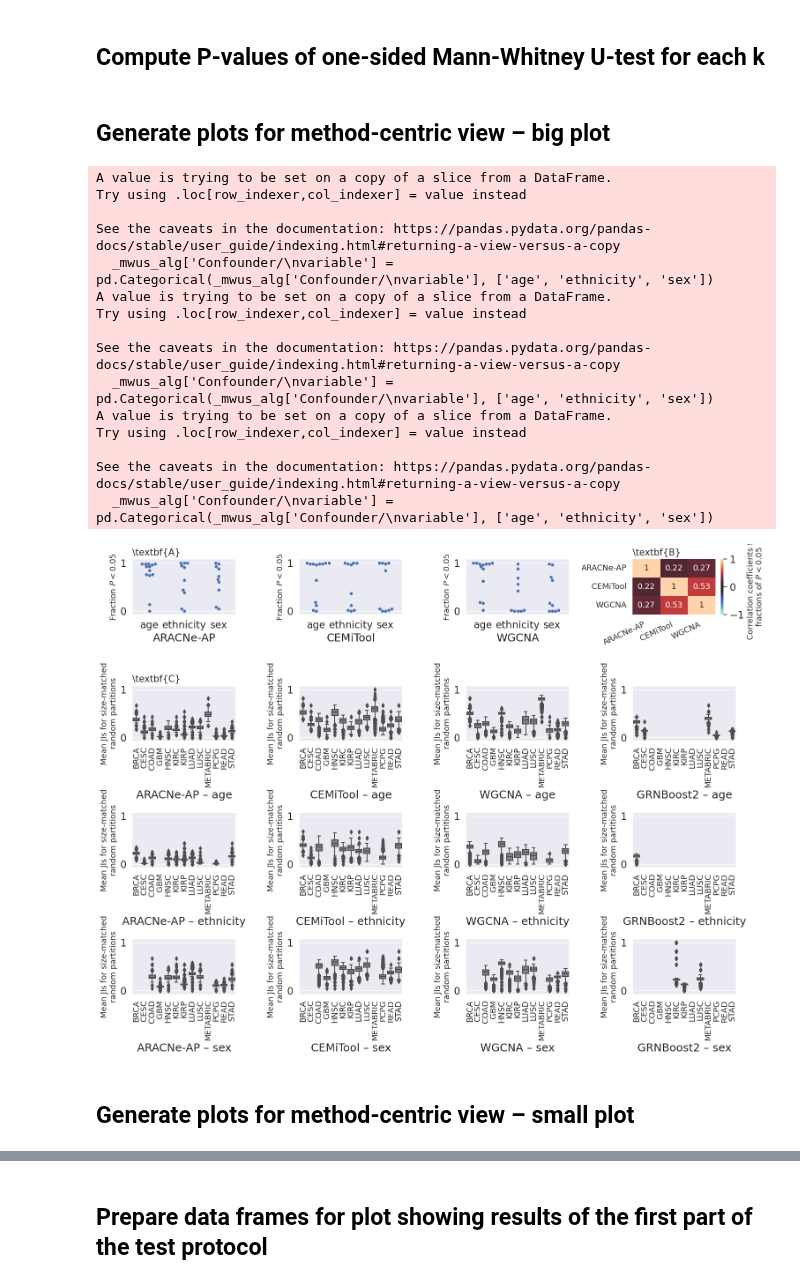
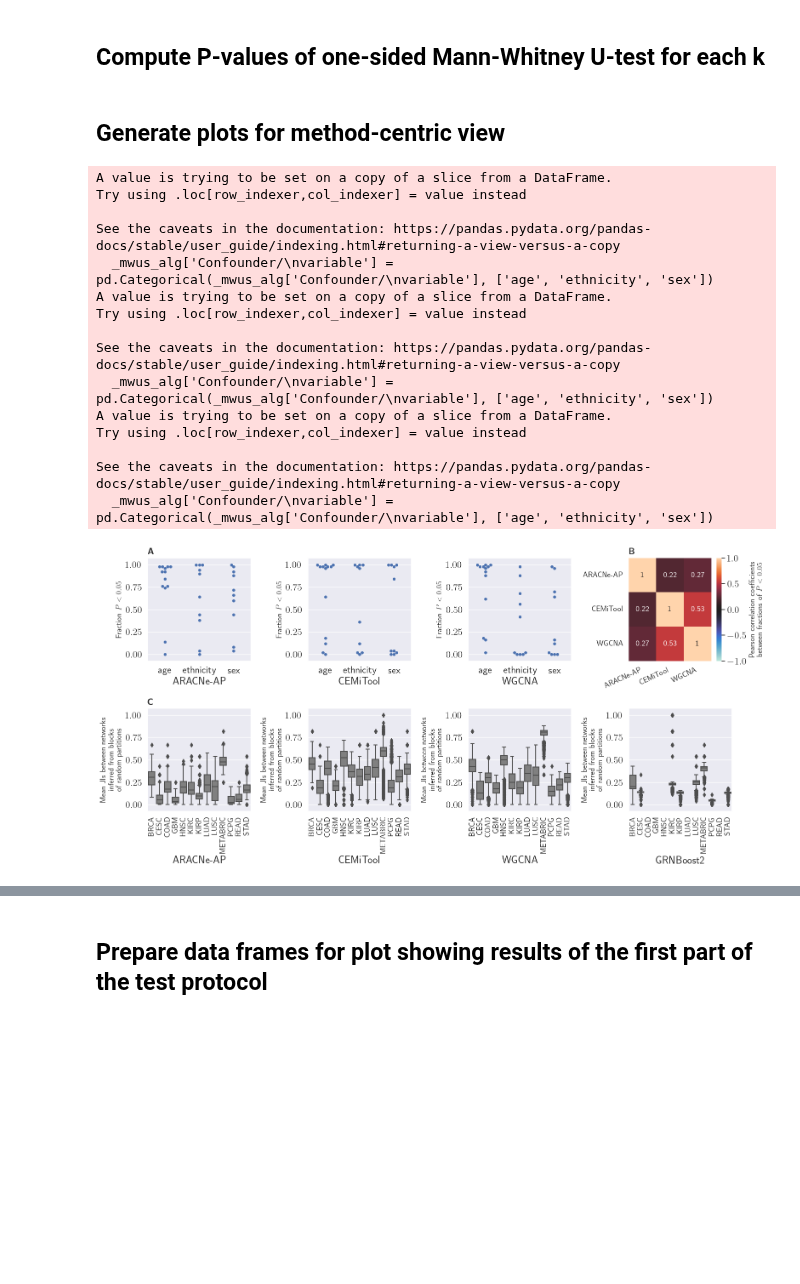
Before and after one commit to bionetslab/grn-confounders, a Jupyter notebook: results/plot_results.ipynb, the cells around one changed output, grey strips where cells are left out. Saved outputs shown, nothing was run; the diff lists cells and outputs as text; code cells hidden in the pictures; blank space fills up the shorter version.

```diff
--- a/results/plot_results.ipynb
+++ b/results/plot_results.ipynb
@@ -85,6 +85,8 @@ ct_sels = ['METABRIC', 'BRCA', 'CESC', 'COAD', 'GBM', 'HNSC', 'KIRC', 'KIRP', 'L
 ## Generate plots for supplement
 # %%
 plt.style.use('default')
+plt.rcParams['text.usetex'] = True
+plt.rcParams['font.family'] = 'Helvetica'
 sns.set(font_scale=1.5)
 sns.set_style('darkgrid')
 for ct_sel in ct_sels:
@@ -105,9 +107,11 @@ for ct_sel in ct_sels:
                 try:
                     sns.lineplot(data=JI_alg, x='k', y='Mean JI', errorbar='sd', ax=axs[i,j], hue='Partition type', legend=False)
                     axs[i,j].set_title(f'{algo}\n{conf}')
+                    axs[i,j].set_xlabel('$k$')
                 except IndexError:
                     sns.lineplot(data=JI_alg, x='k', y='Mean JI', errorbar='sd', ax=axs[j], hue='Partition type', legend=False)
                     axs[j].set_title(f'{algo}\n{conf}')
+                    axs[j].set_xlabel('$k$')
     fig.suptitle(ct_sel)
     fig.tight_layout()
     fig.savefig(f'plots/{ct_sel}_block_comparisons.pdf')
@@ -188,7 +191,7 @@ mwus['k'] = pd.Categorical(mwus['k'], range(10, 5000, 100))
 mwus['-log(p)'] = -np.log10(mwus['mwu.pvalue'])
 cohort_confs = [val for val in sorted(list(set(mwus['Cohort - Variable'].values))) if 'METABRIC' not in val]
 # %% [markdown]
-## Generate plots for method-centric view – big plot
+## Generate plots for method-centric view
 # %%
 JI_all_random = JI_all[JI_all['Partition type'] == 'random partition']
 JI_all_random = JI_all_random[JI_all_random['Confounder/\nvariable'] != 'stage']
@@ -205,55 +208,49 @@ confounders = ['age', 'ethnicity', 'sex']#sorted(list(set(JI_all_random['Confoun
 algos = ['ARACNe-AP','CEMiTool','WGCNA','GRNBoost2']
 cohorts = sorted(list(set(JI_all_random['Cohort'].values)))
 mosaic = [['ARACNe-AP','CEMiTool','WGCNA','heatmap'],
-          [f'{algo} – age' for algo in algos],
-          [f'{algo} – ethnicity' for algo in algos],
-          [f'{algo} – sex' for algo in algos]]
-fig, axs = plt.subplot_mosaic(mosaic, figsize=(4*len(algos), 3*(len(confounders)+1)),sharex=False, sharey=False)
+          ['ARACNe-AP,r','CEMiTool,r','WGCNA,r','GRNBoost2,r']]
+fig, axs = plt.subplot_mosaic(mosaic, figsize=(4*4, 4*2),sharex=False, sharey=False)
 for algo in ['ARACNe-AP','CEMiTool','WGCNA']:
     axs[algo].set_ylim([-0.075, 1.075])
     _mwus_alg = _mwus[_mwus['Method'] == algo]
     _mwus_alg['Confounder/\nvariable'] = pd.Categorical(_mwus_alg['Confounder/\nvariable'], ['age', 'ethnicity', 'sex'])
     sns.swarmplot(data=_mwus_alg,y='frac',x='Confounder/\nvariable',ax=axs[algo])
     axs[algo].set_ylabel('Fraction $P<0.05$',fontsize=13)
     axs[algo].set_xlabel(algo)
-for conf in confounders:
-    JI_conf = JI_all_random[JI_all_random['Confounder/\nvariable'] == conf]
-    for algo in algos:
-        conf_alg = f'{algo} – {conf}'
-        axs[conf_alg].set_ylim([-0.075, 1.075])
-        JI_alg = JI_conf[JI_conf['Method'] == algo]
-        sns.boxplot(data=JI_alg,y='Mean JI',x='Cohort',ax=axs[conf_alg],order=cohorts,color='grey')
-        axs[conf_alg].set_ylabel('Mean JIs for size-matched\nrandom partitions',fontsize=13)
-        axs[conf_alg].set_xlabel(f'{algo} – {conf}')
-        axs[conf_alg].set_xticklabels(axs[conf_alg].get_xticklabels(), rotation=90,fontsize=13)
-    axs['ARACNe-AP'].set_title(r'\textbf{A}',loc='left', fontsize=15)
-    axs['ARACNe-AP – age'].set_title(r'\textbf{C}',loc='left', fontsize=15)
+for algo in algos:
+    conf_alg = f'{algo},r'
+    axs[conf_alg].set_ylim([-0.075, 1.075])
+    JI_alg = JI_all_random[JI_all_random['Method'] == algo]
+    sns.boxplot(data=JI_alg,y='Mean JI',x='Cohort',ax=axs[conf_alg],order=cohorts,color='grey')
+    axs[conf_alg].set_ylabel('Mean JIs between networks\ninferred from blocks\nof random partitions',fontsize=13)
+    axs[conf_alg].set_xlabel(algo)
+    axs[conf_alg].set_xticklabels(axs[conf_alg].get_xticklabels(), rotation=90,fontsize=13)
+axs['ARACNe-AP'].set_title(r'\textbf{A}',loc='left', fontsize=15)
+axs['ARACNe-AP,r'].set_title(r'\textbf{C}',loc='left', fontsize=15)
 sns.heatmap(corr_coeff,annot=True,center=0.0,vmin=-1,vmax=1,ax=axs['heatmap'],annot_kws={'fontsize':13})
 colorbar = axs['heatmap'].collections[0].colorbar
-colorbar.set_label('Correlation coefficients for\nfractions of $P<0.05$',fontsize=13)
+colorbar.set_label('Pearson correlation coefficients\nbetween fractions of $P<0.05$',fontsize=13)
 axs['heatmap'].set_xticklabels(axs['heatmap'].get_xticklabels(), rotation=25, ha='right',fontsize=13)
 axs['heatmap'].set_yticklabels(axs['heatmap'].get_yticklabels(), fontsize=13)
 axs['heatmap'].set_xlabel('')
 axs['heatmap'].set_ylabel('')
 axs['heatmap'].set_title(r'\textbf{B}',loc='left', fontsize=15)
 fig.tight_layout()
-fig.savefig('plots/fig4big.pdf')
+fig.savefig('plots/fig5.pdf')
 # %% [output]
 A value is trying to be set on a copy of a slice from a DataFrame.
 Try using .loc[row_indexer,col_indexer] = value instead
 
 See the caveats in the documentation: https://pandas.pydata.org/pandas-docs/stable/user_guide/indexing.html#returning-a-view-versus-a-copy
   _mwus_alg['Confounder/\nvariable'] = pd.Categorical(_mwus_alg['Confounder/\nvariable'], ['age', 'ethnicity', 'sex'])
 A value is trying to be set on a copy of a slice from a DataFrame.
 Try using .loc[row_indexer,col_indexer] = value instead
 
 See the caveats in the documentation: https://pandas.pydata.org/pandas-docs/stable/user_guide/indexing.html#returning-a-view-versus-a-copy
   _mwus_alg['Confounder/\nvariable'] = pd.Categorical(_mwus_alg['Confounder/\nvariable'], ['age', 'ethnicity', 'sex'])
 A value is trying to be set on a copy of a slice from a DataFrame.
 Try using .loc[row_indexer,col_indexer] = value instead
 
 See the caveats in the documentation: https://pandas.pydata.org/pandas-docs/stable/user_guide/indexing.html#returning-a-view-versus-a-copy
   _mwus_alg['Confounder/\nvariable'] = pd.Categorical(_mwus_alg['Confounder/\nvariable'], ['age', 'ethnicity', 'sex'])
-[figure, old version]
+[figure, new version]
-# %% [markdown]
-## Generate plots for method-centric view – small plot
```
Also changed, not shown: parts of 6 cells of this notebook, 22 other files.
